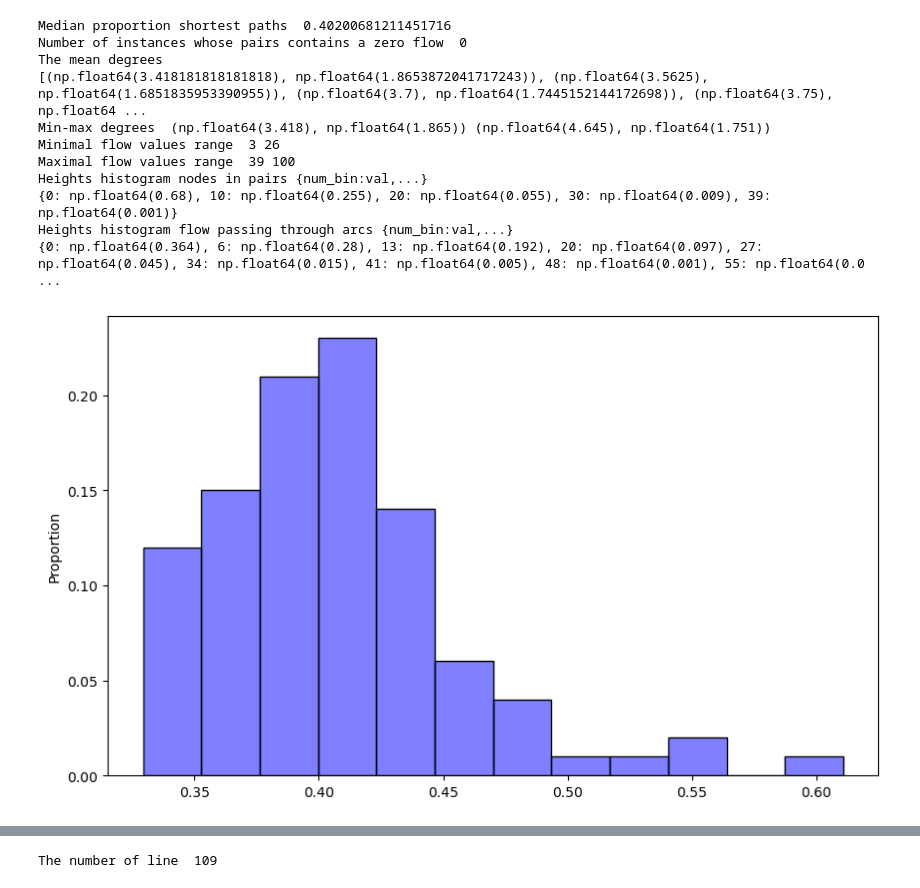
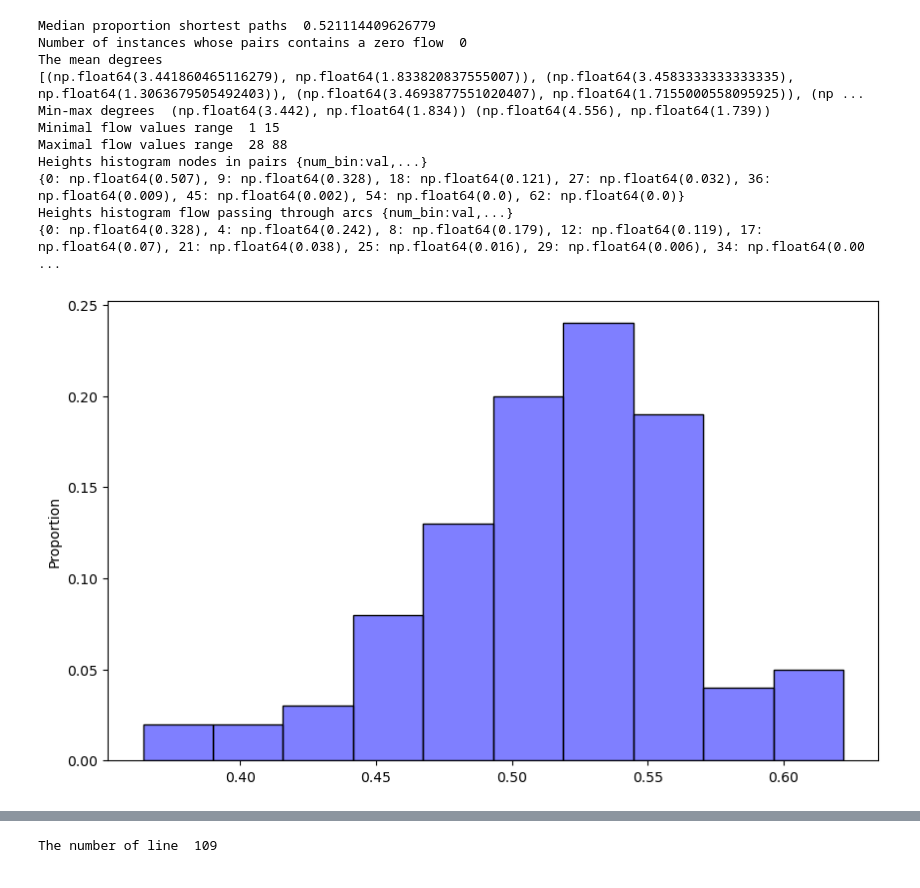
Before and after one commit to nassh92/multi_flow_decomp, a Jupyter notebook: notebooks_tests_visu_results/test_notebook_instances.ipynb, the cells around one changed output, grey strips where cells are left out. Saved outputs shown, nothing was run; the diff lists cells and outputs as text; code cells hidden in the pictures.

```diff
--- a/notebooks_tests_visu_results/test_notebook_instances.ipynb
+++ b/notebooks_tests_visu_results/test_notebook_instances.ipynb
@@ -14,13 +14,16 @@ import sys
 os.chdir('C:\\Users\\HADDAM\\Documents\\Python Scripts\\multi_flow_decomp\\')
 from utils.metrics import instance_flow_proportion_shortest_paths
 
-dir_path_data = "msmd/data/data_instances_75_15.npy"
+
+nb_pairs = 20
+#dir_path_data = "data/simulated_data/complete_instances/node_pairs/data_instances_random_75_15.npy"
+dir_path_data = "data/simulated_data/complete_instances/node_pairs/data_instances_55_20.npy"
 dict_instances = np.load(dir_path_data,
                          allow_pickle = True).flatten()[0]
 
 
-#save_path = None
-save_path = "results/simulated/MFDS_vs_RL/results_test/generated_instances/"
+save_path = None
+#save_path = "results/simulated/MFDS_vs_RL/results_test/generated_instances/"
 
 """
 dict_instances[(i,
@@ -45,11 +48,14 @@ g = sns.histplot(dict_inst_fl_prop_sp,
                 alpha = 0.5,
                 stat = 'proportion',
                 bins = bins)
+############################ distribution_prop_fl_sp_ ############################
 if save_path is not None:
     fig.savefig(os.path.join(save_path,
                              "distribution_prop_fl_sp_"),
                              bbox_inches='tight',
                              pad_inches = 0)
+
+
 
 # Number of instances whose pairs contains a zero flow
 nb_inst_0fl = len([1 for mfd_instance, _ in dict_instances.values()
@@ -70,12 +76,15 @@ sns.heatmap(degrees,
             cmap = colormap,
             vmin = 0,
             vmax = 5)
-# Save the current figure
+############################ heatmap_degrees_ ############################
 if save_path is not None:
     fig.savefig(os.path.join(save_path,
                              "heatmap_degrees_"),
                              bbox_inches='tight',
                              pad_inches = 0)
+
+
+
 # Mean degrees
 mean_degrees = [(np.mean([deg for deg in ls_degree if deg != 0]),
                  np.std([deg for deg in ls_degree if deg != 0]))
@@ -98,7 +107,7 @@ g = sns.histplot(union_degrees,
                  stat = 'proportion',
                  bins = bins)
 plt.grid(visible = True)
-# Save the current figure
+############################ distribution_degrees_ ############################
 if save_path is not None:
     fig.savefig(os.path.join(save_path,
                              "distribution_degrees_"),
@@ -131,16 +140,17 @@ box['medians'][0].set_color("white")
 plt.xticks([0, 1], ['min', 'max'])
 plt.ylabel("flow values")
 plt.grid(visible = True)
-# Save the current figure
+############################ min_max degrees distributions ############################
 if save_path is not None:
     fig.savefig(os.path.join(save_path,
                              "min_max_distributions"),
                              bbox_inches='tight',
                              pad_inches = 0)
 
+
+
 # Constructing a histogram showing how many nodes are point of interests
 # (sources or destinations)
-nb_pairs = 15
 nb_instances = len(set(id_instance for id_instance, _, _ in dict_instances))
 cpt_node_nbpis = [[0 for _ in range(nb_pairs+1)] for _ in range(nb_instances)]
 for id_instance, _, _ in dict_instances:
@@ -191,8 +201,7 @@ for rectangle in g.patches:
     i += 1
 print("Heights histogram nodes in pairs {num_bin:val,...} ")
 print(h)
-
-# Save the current figure
+############################ Occurances of the nodes in the pairs #####################
 if save_path is not None:
     fig.savefig(os.path.join(save_path,
                              "occ_node_pairs"),
@@ -237,40 +246,39 @@ for i in range(len(summed_cpt_arc_pairs)):
     data += [i]*summed_cpt_arc_pairs[i]
 ax2 = ax1.twinx()
 cumulative = False
 g = sns.histplot(data,
             color = "blue",
             edgecolor = 'black',
             alpha = 0.1,
             cumulative = cumulative,
             stat = 'proportion',
             bins = bins,
             ax = ax2)
 h, i = {}, 0
 for rectangle in g.patches:
     height = rectangle.get_height()
     if height != 0: h[i] = round(height, 3)
     i += 1
 print("Heights histogram flow passing through arcs {num_bin:val,...} ")
 print(h)
-
-# Save the current figure
+############################ Number of pasing flow by arcs ############################
 if save_path is not None:
     fig.savefig(os.path.join(save_path,
                              "occ_flow_arcs"),
                              bbox_inches='tight',
                              pad_inches = 0)
 
 plt.show()
 # %% [output]
-Median proportion shortest paths  0.40200681211451716
+Median proportion shortest paths  0.521114409626779
 Number of instances whose pairs contains a zero flow  0
 The mean degrees
-[(np.float64(3.418181818181818), np.float64(1.8653872041717243)), (np.float64(3.5625), np.float64(1.6851835953390955)), (np.float64(3.7), np.float64(1.7445152144172698)), (np.float64(3.75), np.float64 ...
-Min-max degrees  (np.float64(3.418), np.float64(1.865)) (np.float64(4.645), np.float64(1.751))
-Minimal flow values range  3 26
-Maximal flow values range  39 100
+[(np.float64(3.441860465116279), np.float64(1.833820837555007)), (np.float64(3.4583333333333335), np.float64(1.3063679505492403)), (np.float64(3.4693877551020407), np.float64(1.7155000558095925)), (np ...
+Min-max degrees  (np.float64(3.442), np.float64(1.834)) (np.float64(4.556), np.float64(1.739))
+Minimal flow values range  1 15
+Maximal flow values range  28 88
 Heights histogram nodes in pairs {num_bin:val,...}
-{0: np.float64(0.68), 10: np.float64(0.255), 20: np.float64(0.055), 30: np.float64(0.009), 39: np.float64(0.001)}
+{0: np.float64(0.507), 9: np.float64(0.328), 18: np.float64(0.121), 27: np.float64(0.032), 36: np.float64(0.009), 45: np.float64(0.002), 54: np.float64(0.0), 62: np.float64(0.0)}
 Heights histogram flow passing through arcs {num_bin:val,...}
-{0: np.float64(0.364), 6: np.float64(0.28), 13: np.float64(0.192), 20: np.float64(0.097), 27: np.float64(0.045), 34: np.float64(0.015), 41: np.float64(0.005), 48: np.float64(0.001), 55: np.float64(0.0 ...
+{0: np.float64(0.328), 4: np.float64(0.242), 8: np.float64(0.179), 12: np.float64(0.119), 17: np.float64(0.07), 21: np.float64(0.038), 25: np.float64(0.016), 29: np.float64(0.006), 34: np.float64(0.00 ...
-[figure, old version]
+[figure, new version]
```
Also changed, not shown: parts of 2 cells of this notebook, 18 other files.
